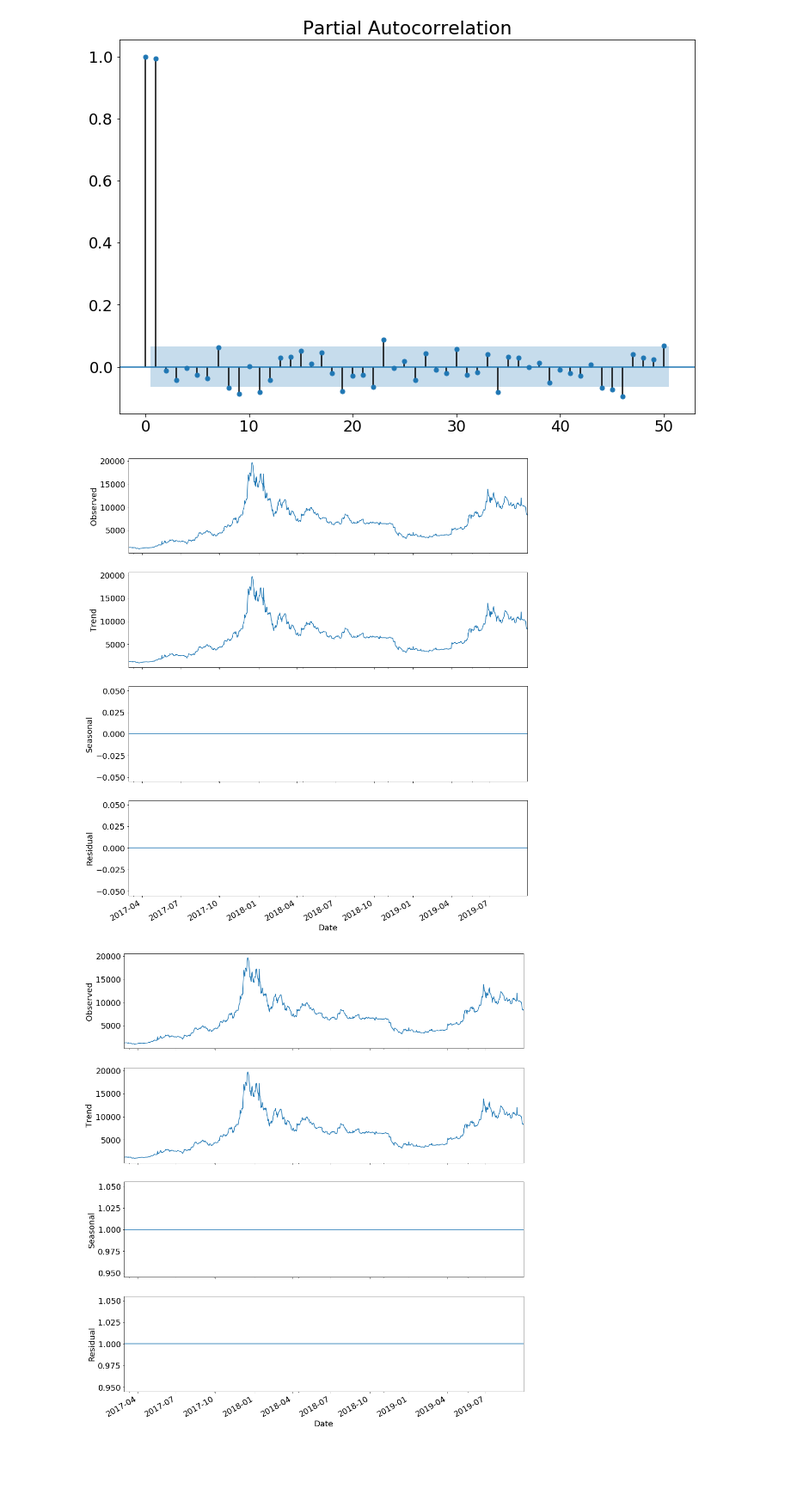
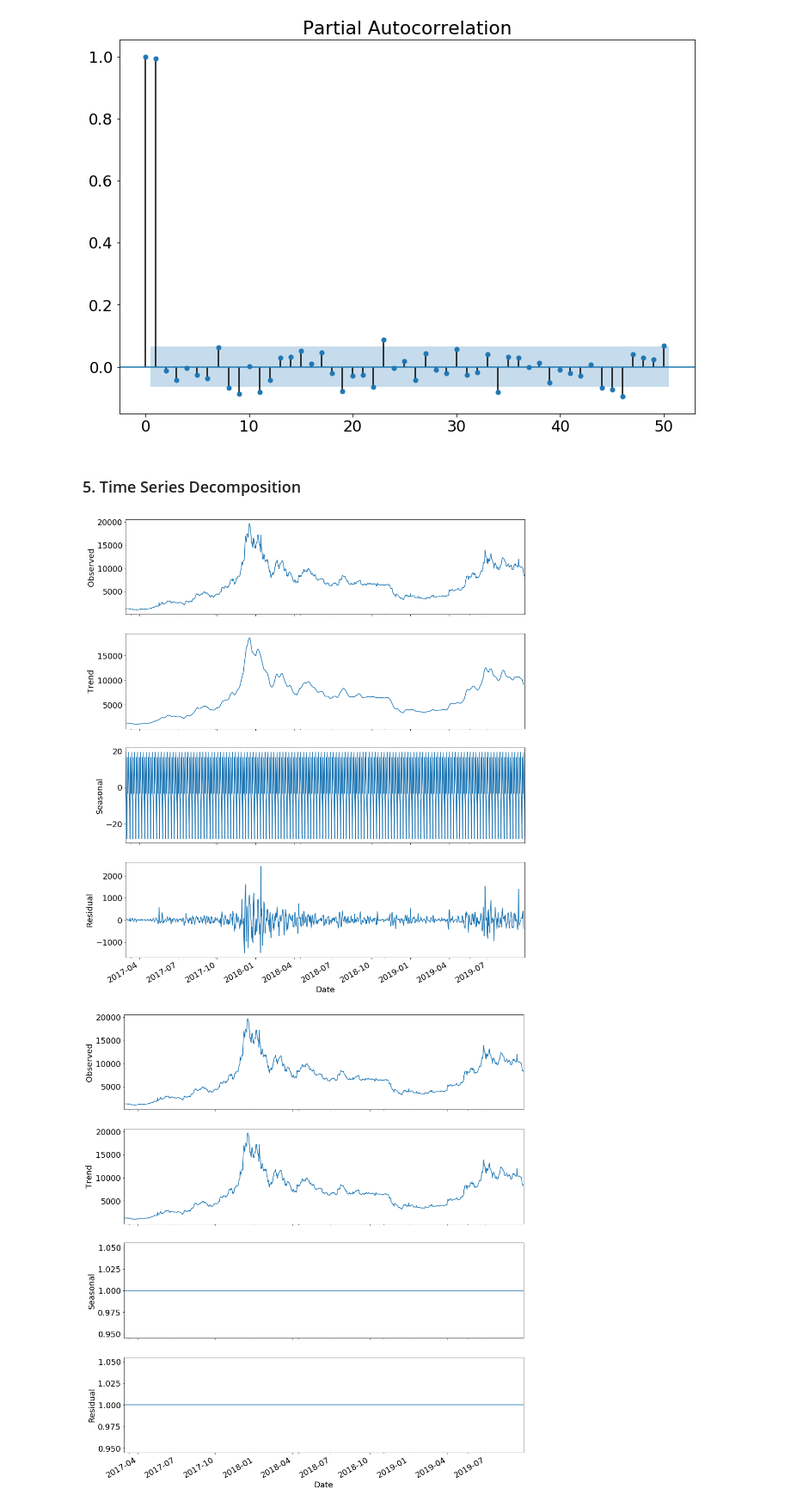
Before and after one commit to rohanjoseph93/Stock-Analysis-in-Python, a Jupyter notebook: coinbase.ipynb, the cells around one changed output. Shown at 86% size. Cells and saved outputs as stored; diff of their text form; code cells hidden in the pictures; blank space fills up the shorter version.

```diff
--- a/coinbase.ipynb
+++ b/coinbase.ipynb
@@ -91,16 +99,18 @@ size.set_size_inches(12,8)
 plt.show()
 # %% [output]
 [figure]
+# %% [markdown]
+### 5. Time Series Decomposition
 # %%
 from statsmodels.tsa.seasonal import seasonal_decompose
-result = seasonal_decompose(series, model='additive', freq=1)
+result = seasonal_decompose(series, model='additive', freq=7)
 result.plot()
 
 size = plt.gcf()
 size.set_size_inches(16,20)
 plt.show()
 # %% [output]
-[figure, old version]
+[figure, new version]
 # %%
 from statsmodels.tsa.seasonal import seasonal_decompose
 result = seasonal_decompose(series, model='multiplicative', freq=1)
```
Also changed, not shown: parts of 11 cells of this notebook.
